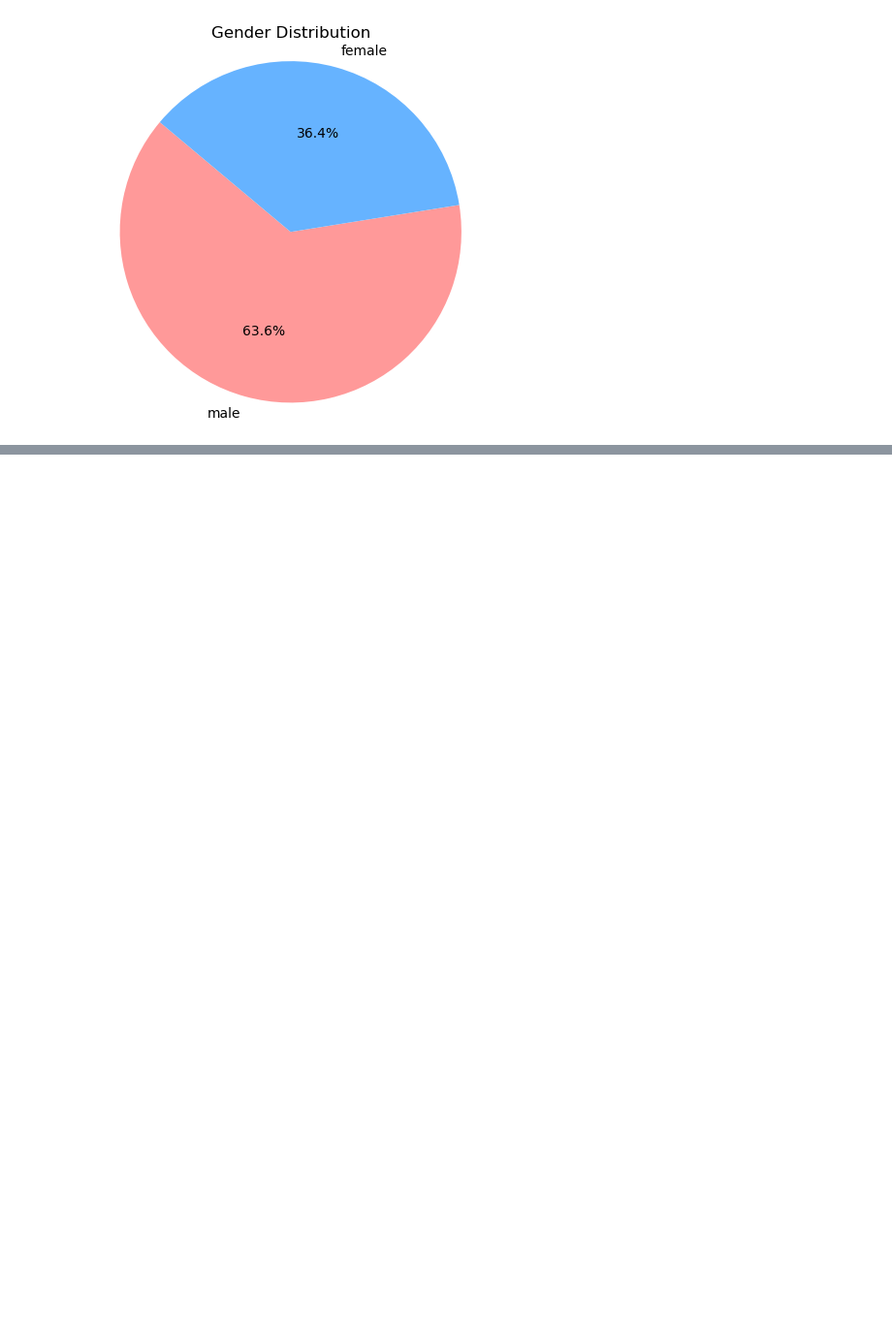
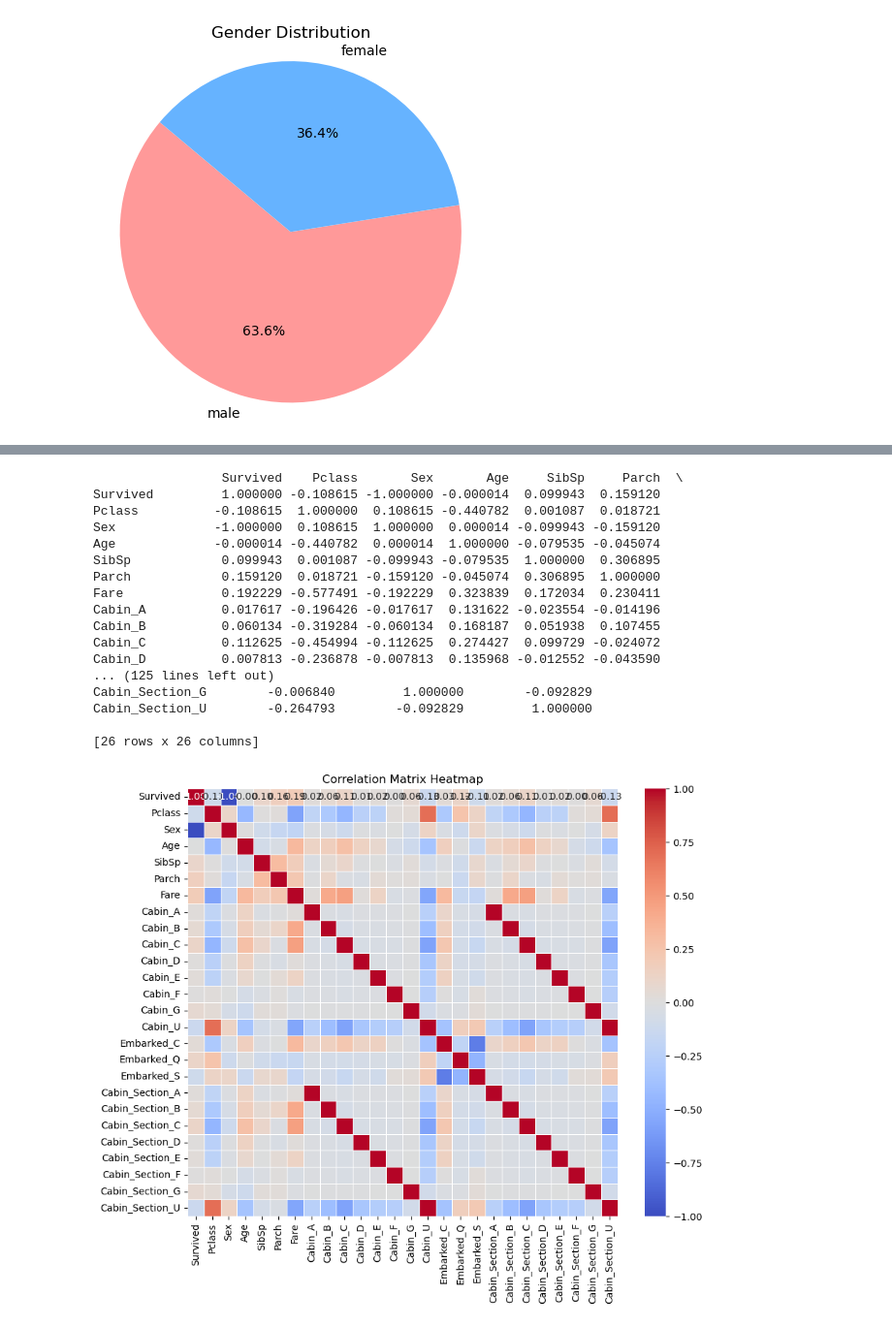
Before and after one commit to adolphTech/MACHINE-LEARNING, a Jupyter notebook: STAGE 1/titanic.ipynb, the cells around one changed output, grey strips where cells are left out. Shown at 97% size. Drawn from its saved outputs; the diff is of its cells as text; code cells hidden in the pictures; blank space fills up the shorter version.

```diff
--- a/STAGE 1/titanic.ipynb
+++ b/STAGE 1/titanic.ipynb
@@ -86,0 +284,6 @@ plt.show()
+# %%
+
+df['Cabin_Section'] = df['Cabin'].str[0]     # Extract first letter of the cabin
+
+cabin_dummies = pd.get_dummies(df['Cabin_Section'], prefix='Cabin')
+df = pd.concat([df, cabin_dummies], axis=1)
@@ -86,0 +294,15 @@ plt.show()
+# %%
+embarked_dummies = pd.get_dummies(df['Embarked'], prefix='Embarked')
+df = pd.concat([df, embarked_dummies], axis=1)
+# One-Hot Encoding:
+# %%
+# Dropping unnecessary columns: Name, Ticket, Embarked
+df.drop(['Name', 'Ticket', 'Embarked','Cabin','PassengerId'], axis=1, inplace=True)
+
+
+
+# The "Ticket" column contains many unique ticket numbers, each one different.
+
+# Why Encode: Since each ticket is unique, it doesn't provide useful information for predictions. Like the "Name" column, it doesn't contribute to patterns the model can use.
+
+# Action:  drop this column as it won’t add value for predictive tasks.
@@ -86,0 +323,7 @@ plt.show()
+# %%
+# One-hot encoding Cabin_Section
+cabin_dummies = pd.get_dummies(df['Cabin_Section'], prefix='Cabin_Section')
+df = pd.concat([df, cabin_dummies], axis=1)
+
+# Drop the original Cabin_Section column
+df.drop('Cabin_Section', axis=1, inplace=True)
@@ -86,0 +347,31 @@ plt.show()
+# %%
+df = df.applymap(lambda x: 1 if x is True else (0 if x is False else x))
+
+correlation_matrix = df.corr()
+
+print(correlation_matrix)
+
+# Create a heatmap
+plt.figure(figsize=(10, 8))  # Set the figure size
+sns.heatmap(correlation_matrix, annot=True, cmap='coolwarm', fmt='.2f', linewidths=0.5)
+plt.title('Correlation Matrix Heatmap')
+plt.show()
+# %% [output]
+                 Survived    Pclass       Sex       Age     SibSp     Parch  \
+Survived         1.000000 -0.108615 -1.000000 -0.000014  0.099943  0.159120
+Pclass          -0.108615  1.000000  0.108615 -0.440782  0.001087  0.018721
+Sex             -1.000000  0.108615  1.000000  0.000014 -0.099943 -0.159120
+Age             -0.000014 -0.440782  0.000014  1.000000 -0.079535 -0.045074
+SibSp            0.099943  0.001087 -0.099943 -0.079535  1.000000  0.306895
+Parch            0.159120  0.018721 -0.159120 -0.045074  0.306895  1.000000
+Fare             0.192229 -0.577491 -0.192229  0.323839  0.172034  0.230411
+Cabin_A          0.017617 -0.196426 -0.017617  0.131622 -0.023554 -0.014196
+Cabin_B          0.060134 -0.319284 -0.060134  0.168187  0.051938  0.107455
+Cabin_C          0.112625 -0.454994 -0.112625  0.274427  0.099729 -0.024072
+Cabin_D          0.007813 -0.236878 -0.007813  0.135968 -0.012552 -0.043590
+... (125 lines left out)
+Cabin_Section_G        -0.006840         1.000000        -0.092829
+Cabin_Section_U        -0.264793        -0.092829         1.000000
+
+[26 rows x 26 columns]
+[figure, added]
```
Also changed, not shown: parts of 27 cells of this notebook, 4 other files.
